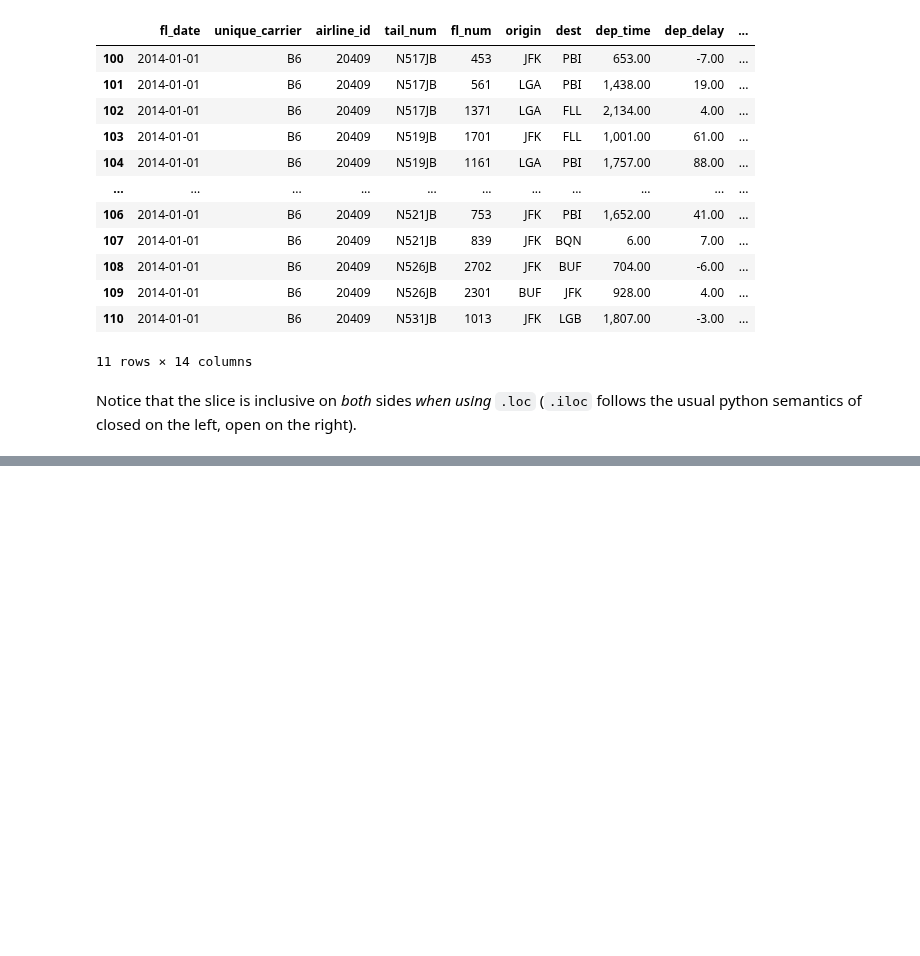
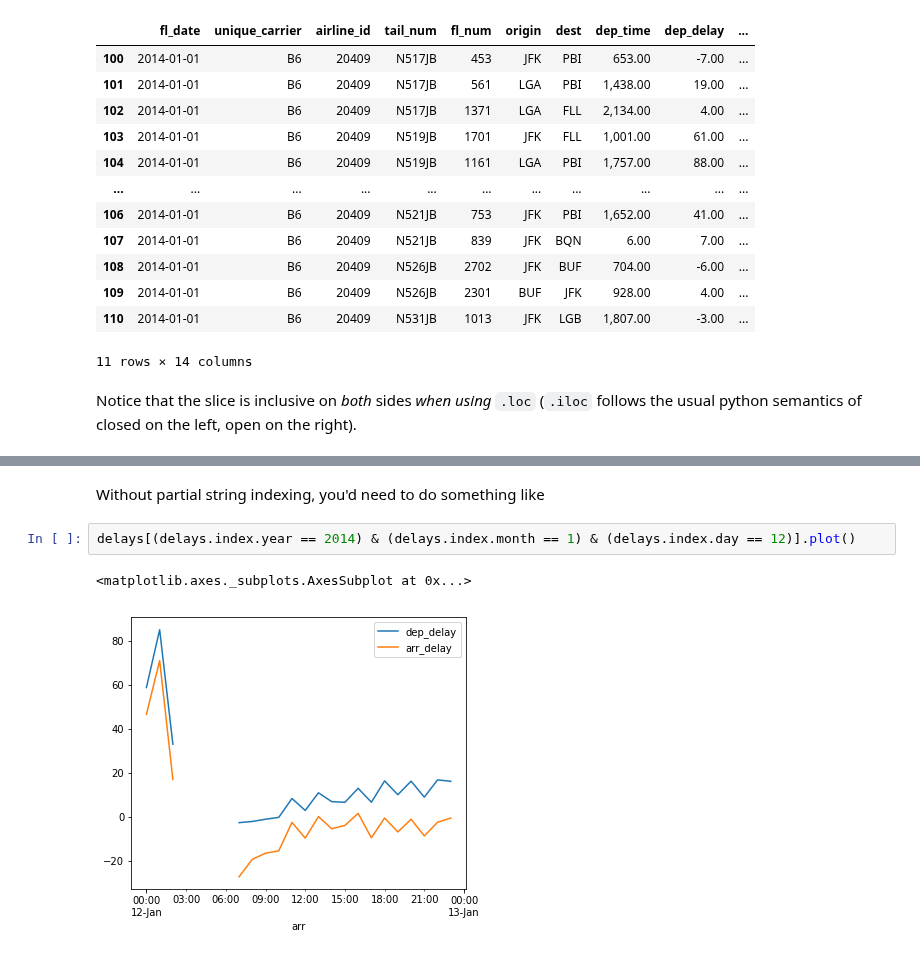
Before and after one commit to hvribeiro/MCSC1, a Jupyter notebook: aulas/01.6 - Getting Started with Scientific Python (pandas).ipynb, the cells around one changed output, grey strips where cells are left out. Drawn from its saved outputs; the diff is of its cells as text; blank space fills up the shorter version.

```diff
--- a/aulas/01.6 - Getting Started with Scientific Python (pandas).ipynb
+++ b/aulas/01.6 - Getting Started with Scientific Python (pandas).ipynb
@@ -400,0 +695,7 @@ Notice that the slice is inclusive on *both* sides *when using* `.loc` (`.iloc`
+# %% [markdown]
+Without partial string indexing, you'd need to do something like
+# %%
+delays[(delays.index.year == 2014) & (delays.index.month == 1) & (delays.index.day == 12)].plot()
+# %% [output]
+<matplotlib.axes._subplots.AxesSubplot at 0x...>
+[figure, added]
```
Also changed, not shown: parts of 123 cells of this notebook.
